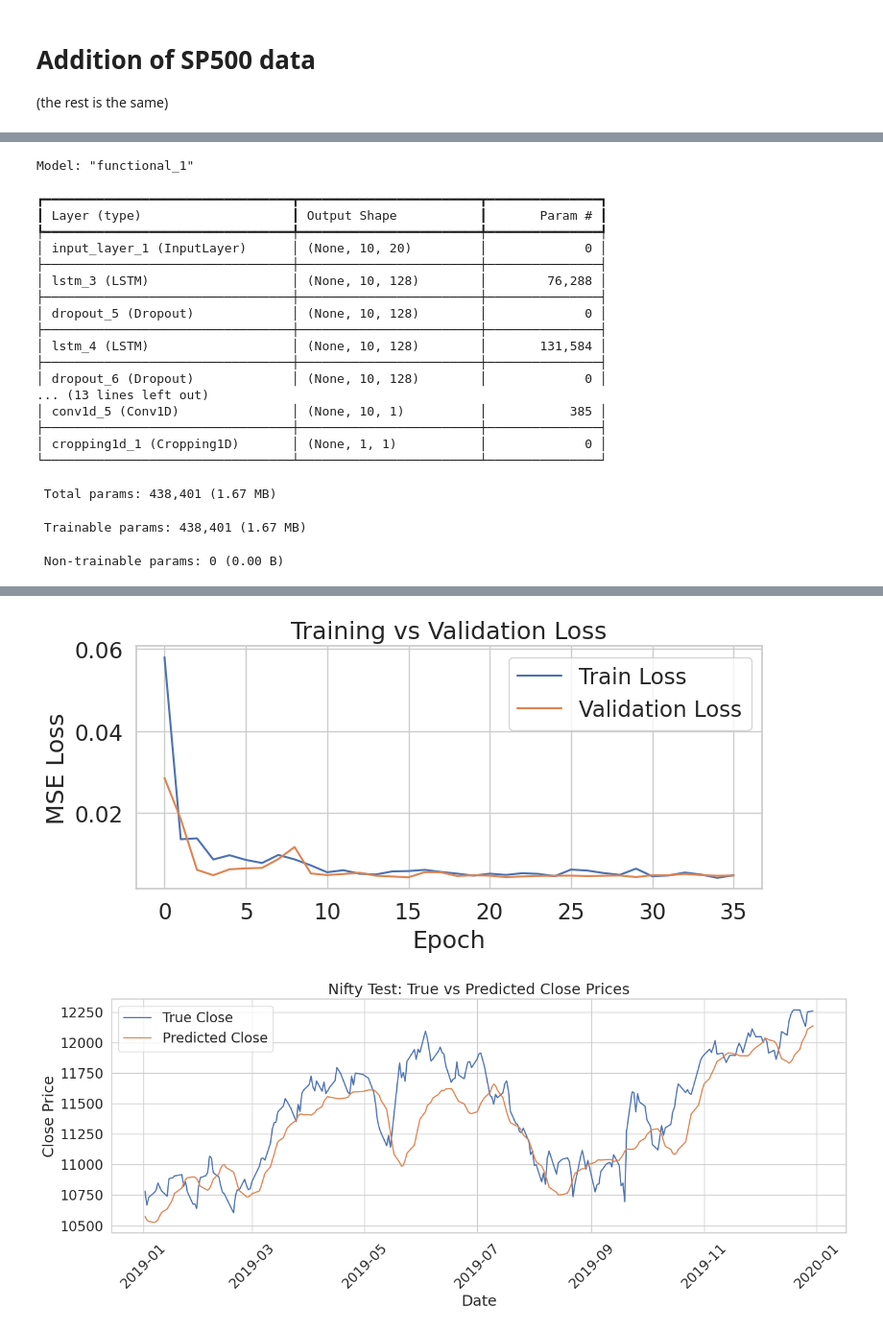
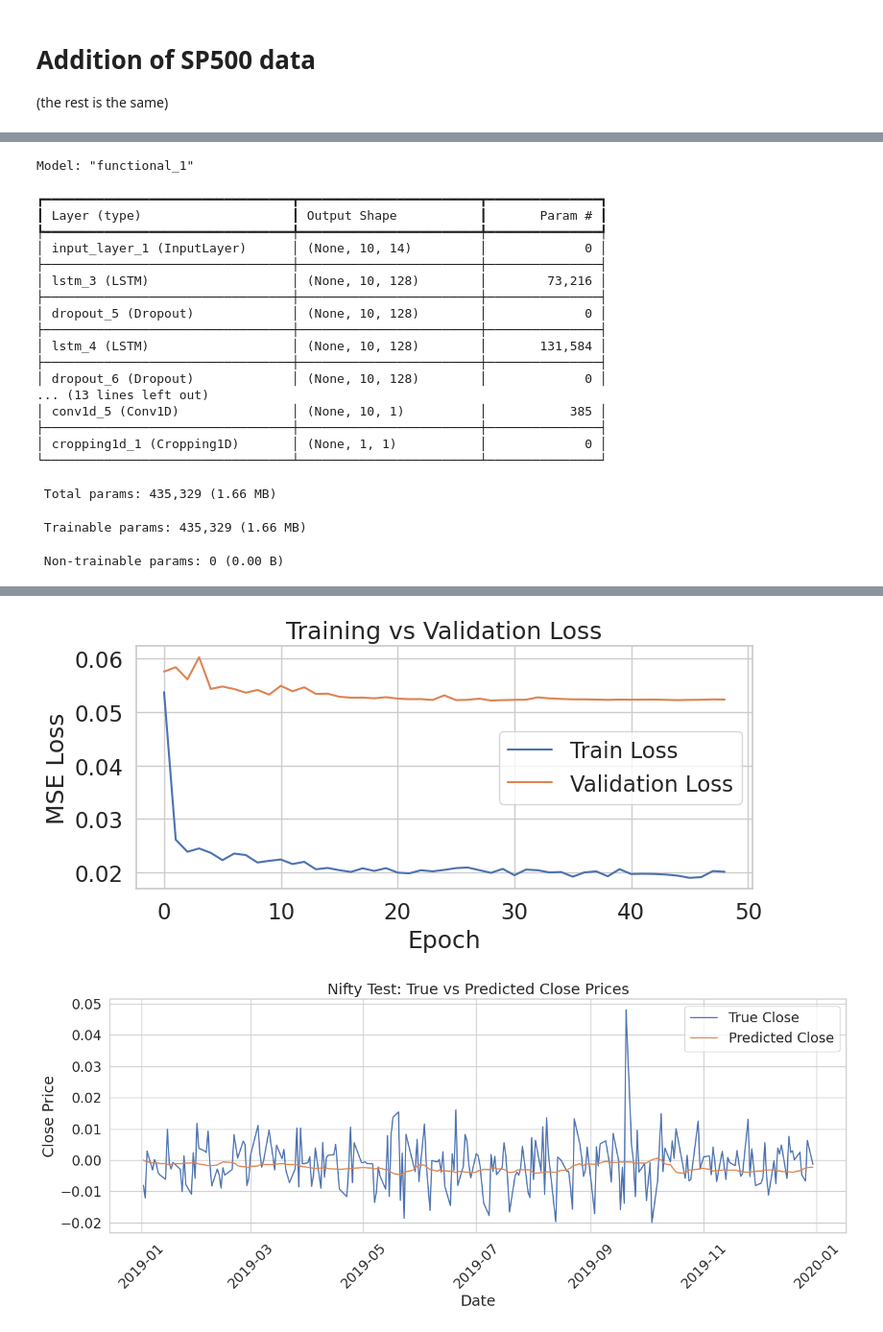
Before and after one commit to ClaudiooBarbieri/econometric-insurance, a Jupyter notebook: econometric/GROUP4/LSTM.ipynb, the cells around one changed output, grey strips where cells are left out. Shown at 96% size. Cells and saved outputs as stored; diff of their text form; code cells hidden in the pictures.

```diff
--- a/econometric/GROUP4/LSTM.ipynb
+++ b/econometric/GROUP4/LSTM.ipynb
@@ -280,9 +638,13 @@ spy = spy[['Date', 'Open', 'High', 'Low', 'Close', 'Volume']].rename(
     }
 )
 
-# Shift SPY features by one day to use previous-day values
-spy[['Open_SPY', 'High_SPY', 'Low_SPY', 'Close_SPY', 'Volume_SPY']] = \
-    spy[['Open_SPY', 'High_SPY', 'Low_SPY', 'Close_SPY', 'Volume_SPY']].shift(1)
+spy['Log_return_SPY'] = np.log(spy['Close_SPY']/spy['Open_SPY'])
+spy['Log_return_SPY'] = spy[['Log_return_SPY']].shift(1)
+
+nifty['target'] =  np.log(nifty['close']/nifty['open'])
+nifty['Nifty_Log_return'] = nifty['target'].shift(1)
 
 # Merge on Date, keep only dates present in both
 df = pd.merge(nifty, spy, on='Date', how='inner')
+
+print(df.head())
@@ -289,10 +669,9 @@ df = pd.merge(nifty, spy, on='Date', how='inner')
 # %%
 # Select the features and target
 
-FEATURES = ['Open','High','Low','Close', 'Volume', 'Open_SPY', 'High_SPY', 'Low_SPY',
-            'Close_SPY', 'Volume_SPY', 'macd','rsi','ulti','volatility','roc','dema','atr','cci',
+FEATURES = ['Nifty_Log_return', 'Log_return_SPY', 'Volume', 'Volume_SPY', 'macd','rsi','ulti','volatility','roc','dema','atr','cci',
             'obv','wr']
-TARGET   = 'close'
+TARGET   = 'target'
 
 # Restrict the dataframe from the dates with no NaNs
 df = df[df['Date'] >= '2017-02-14'].reset_index(drop=True)
@@ -383,11 +762,8 @@ print(f"Test MSE: {mean_squared_error(true_flat, pred_flat):.4f}")
 print(f"Test MAE: {mean_absolute_error(true_flat, pred_flat):.4f}")
 
 # Directional accuracy
-dirs = []
-for i in range(len(Xte)):
-    last_close = x_scaler.inverse_transform(Xte[i])[-1, FEATURES.index('Close')]
-    dirs.append(int((pred_flat[i]>last_close)==(true_flat[i]>last_close)))
-print(f"Directional Accuracy: {100*np.mean(dirs):.2f}%")
+directional_acc = np.mean((pred_flat > 0) == (true_flat  > 0))
+print(f"Directional Accuracy: {100 * directional_acc:.2f}%")
 
 # Plot training & validation loss
 plt.figure(figsize=(8,4))
@@ -414,9 +790,9 @@ Model: "functional_1"
 ┏━━━━━━━━━━━━━━━━━━━━━━━━━━━━━━━━━┳━━━━━━━━━━━━━━━━━━━━━━━━┳━━━━━━━━━━━━━━━┓
 ┃ Layer (type)                    ┃ Output Shape           ┃       Param # ┃
 ┡━━━━━━━━━━━━━━━━━━━━━━━━━━━━━━━━━╇━━━━━━━━━━━━━━━━━━━━━━━━╇━━━━━━━━━━━━━━━┩
-│ input_layer_1 (InputLayer)      │ (None, 10, 20)         │             0 │
+│ input_layer_1 (InputLayer)      │ (None, 10, 14)         │             0 │
 ├─────────────────────────────────┼────────────────────────┼───────────────┤
-│ lstm_3 (LSTM)                   │ (None, 10, 128)        │        76,288 │
+│ lstm_3 (LSTM)                   │ (None, 10, 128)        │        73,216 │
 ├─────────────────────────────────┼────────────────────────┼───────────────┤
 │ dropout_5 (Dropout)             │ (None, 10, 128)        │             0 │
 ├─────────────────────────────────┼────────────────────────┼───────────────┤
@@ -428,7 +804,7 @@ Model: "functional_1"
 ├─────────────────────────────────┼────────────────────────┼───────────────┤
 │ cropping1d_1 (Cropping1D)       │ (None, 1, 1)           │             0 │
 └─────────────────────────────────┴────────────────────────┴───────────────┘
- Total params: 438,401 (1.67 MB)
+ Total params: 435,329 (1.66 MB)
- Trainable params: 438,401 (1.67 MB)
+ Trainable params: 435,329 (1.66 MB)
  Non-trainable params: 0 (0.00 B)
 Epoch 1/200
@@ -451,2 +827,2 @@ Directional Accuracy: 50.63%
-[figure, old version]
+[figure, new version]
-[figure, old version]
+[figure, new version]
```
Also changed, not shown: parts of 40 cells of this notebook.
